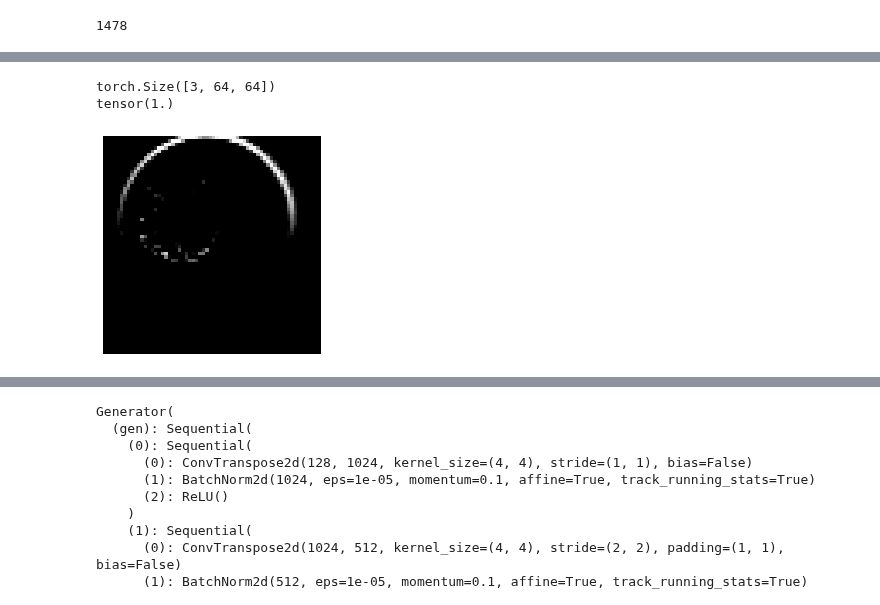
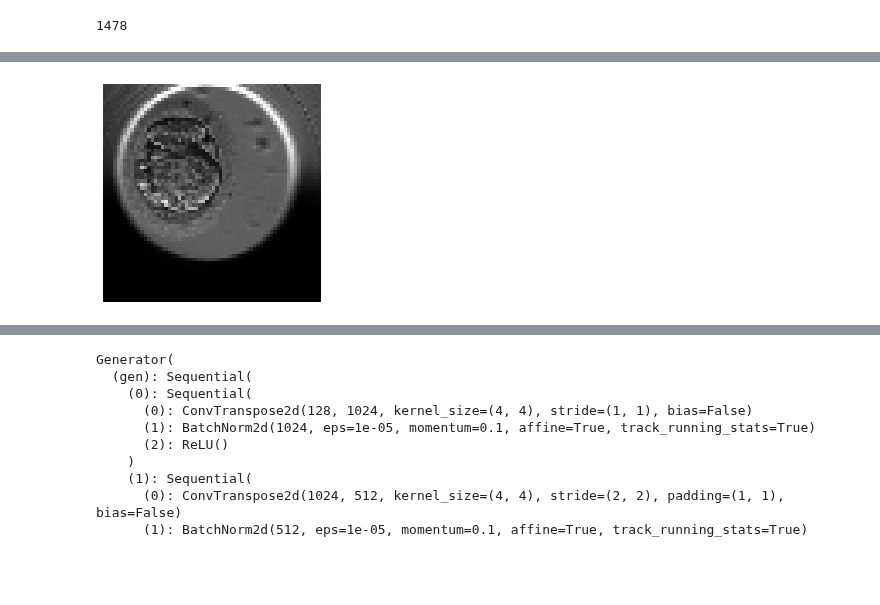
Before and after one commit to saquibali7/GANs, a Jupyter notebook: GAN3_WGAN.ipynb, the cells around one changed output, grey strips where cells are left out. Saved outputs shown, nothing was run; the diff lists cells and outputs as text; code cells hidden in the pictures; blank space fills up the shorter version.

```diff
--- a/GAN3_WGAN.ipynb
+++ b/GAN3_WGAN.ipynb
@@ -183,7 +183,8 @@ opt_gen = optim.RMSprop(gen.parameters(), lr=LEARNING_RATE)
 for batch , image in enumerate(loader):
   print(image[3].shape)
   print( torch.max(image[0]))
-  plt.imshow(image[0].permute(1, 2, 0))
+  img = image[0]*0.5+0.5
+  plt.imshow(img.permute(1, 2, 0))
   plt.axis("off")
   break
 # %% [output]
@@ -191,3 +193 @@ WARNING:matplotlib.image:Clipping input data to the valid range for imshow with
-torch.Size([3, 64, 64])
-tensor(1.)
-[figure, old version]
+[figure, new version]
```
Also changed, not shown: parts of 14 cells of this notebook.
